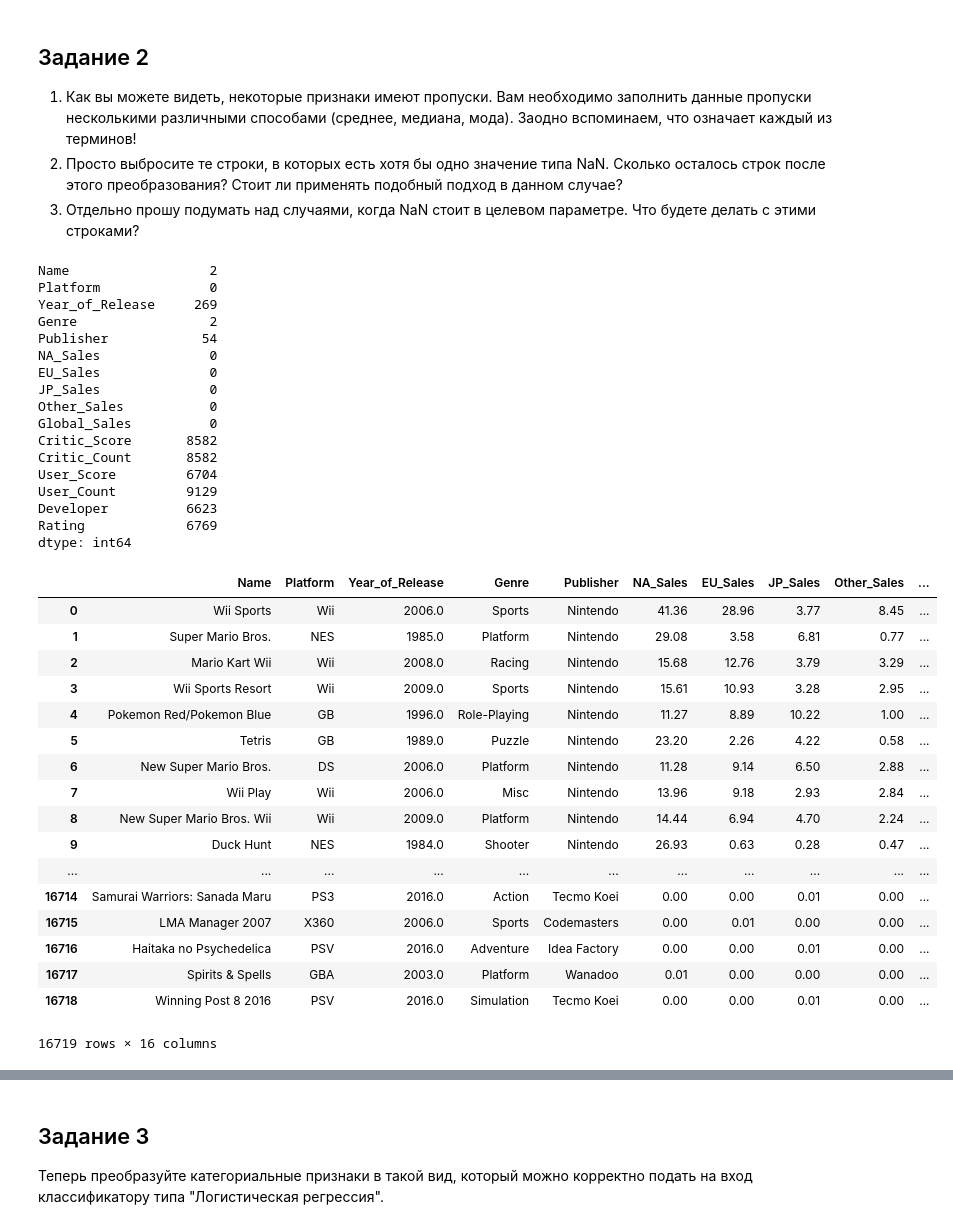
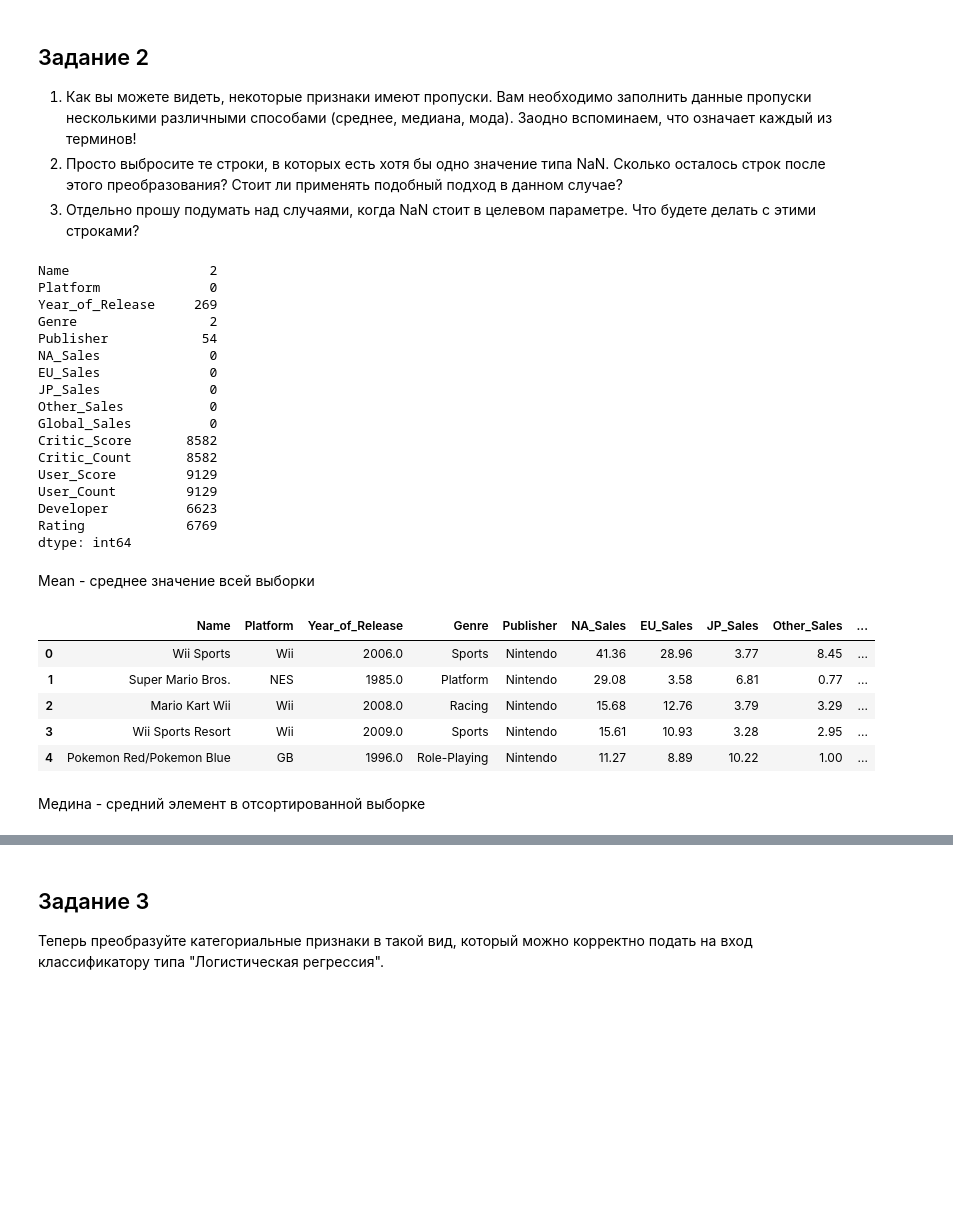
Before and after one commit to Afsent/Nordic_IT_School, a Jupyter notebook: ML/HW24/HW24_Logistic_Regression.ipynb, the cells around one changed output, grey strips where cells are left out. Cells and saved outputs as stored; diff of their text form; code cells hidden in the pictures; blank space fills up the shorter version.

```diff
--- a/ML/HW24/HW24_Logistic_Regression.ipynb
+++ b/ML/HW24/HW24_Logistic_Regression.ipynb
@@ -101,0 +108,2 @@ sns.kdeplot(df_sales['Other_Sales'], shade=True)
+# %%
+df_sales = df_sales.replace('tbd', np.nan)
@@ -132,30 +154,22 @@ Other_Sales           0
 Global_Sales          0
 Critic_Score       8582
 Critic_Count       8582
-User_Score         6704
+User_Score         9129
 User_Count         9129
 Developer          6623
 Rating             6769
 dtype: int64
+# %% [markdown]
+Mean - среднее значение всей выборки
 # %%
-df_sales.fillna(df_sales.mean())
+df_sales.fillna(df_sales.mean()).head()
 # %% [output]
 |  | Name | Platform | Year_of_Release | Genre | Publisher | NA_Sales | EU_Sales | JP_Sales | Other_Sales | ... |
 | 0 | Wii Sports | Wii | 2006.0 | Sports | Nintendo | 41.36 | 28.96 | 3.77 | 8.45 | ... |
 | 1 | Super Mario Bros. | NES | 1985.0 | Platform | Nintendo | 29.08 | 3.58 | 6.81 | 0.77 | ... |
 | 2 | Mario Kart Wii | Wii | 2008.0 | Racing | Nintendo | 15.68 | 12.76 | 3.79 | 3.29 | ... |
 | 3 | Wii Sports Resort | Wii | 2009.0 | Sports | Nintendo | 15.61 | 10.93 | 3.28 | 2.95 | ... |
 | 4 | Pokemon Red/Pokemon Blue | GB | 1996.0 | Role-Playing | Nintendo | 11.27 | 8.89 | 10.22 | 1.00 | ... |
-| 5 | Tetris | GB | 1989.0 | Puzzle | Nintendo | 23.20 | 2.26 | 4.22 | 0.58 | ... |
-| 6 | New Super Mario Bros. | DS | 2006.0 | Platform | Nintendo | 11.28 | 9.14 | 6.50 | 2.88 | ... |
-| 7 | Wii Play | Wii | 2006.0 | Misc | Nintendo | 13.96 | 9.18 | 2.93 | 2.84 | ... |
-| 8 | New Super Mario Bros. Wii | Wii | 2009.0 | Platform | Nintendo | 14.44 | 6.94 | 4.70 | 2.24 | ... |
-| 9 | Duck Hunt | NES | 1984.0 | Shooter | Nintendo | 26.93 | 0.63 | 0.28 | 0.47 | ... |
-| ... | ... | ... | ... | ... | ... | ... | ... | ... | ... | ... |
-| 16714 | Samurai Warriors: Sanada Maru | PS3 | 2016.0 | Action | Tecmo Koei | 0.00 | 0.00 | 0.01 | 0.00 | ... |
-| 16715 | LMA Manager 2007 | X360 | 2006.0 | Sports | Codemasters | 0.00 | 0.01 | 0.00 | 0.00 | ... |
-| 16716 | Haitaka no Psychedelica | PSV | 2016.0 | Adventure | Idea Factory | 0.00 | 0.00 | 0.01 | 0.00 | ... |
-| 16717 | Spirits & Spells | GBA | 2003.0 | Platform | Wanadoo | 0.01 | 0.00 | 0.00 | 0.00 | ... |
-| 16718 | Winning Post 8 2016 | PSV | 2016.0 | Simulation | Tecmo Koei | 0.00 | 0.00 | 0.01 | 0.00 | ... |
-16719 rows × 16 columns
+# %% [markdown]
+Медина - средний элемент в отсортированной выборке
 # %%
```
Also changed, not shown: parts of 16 cells of this notebook.
